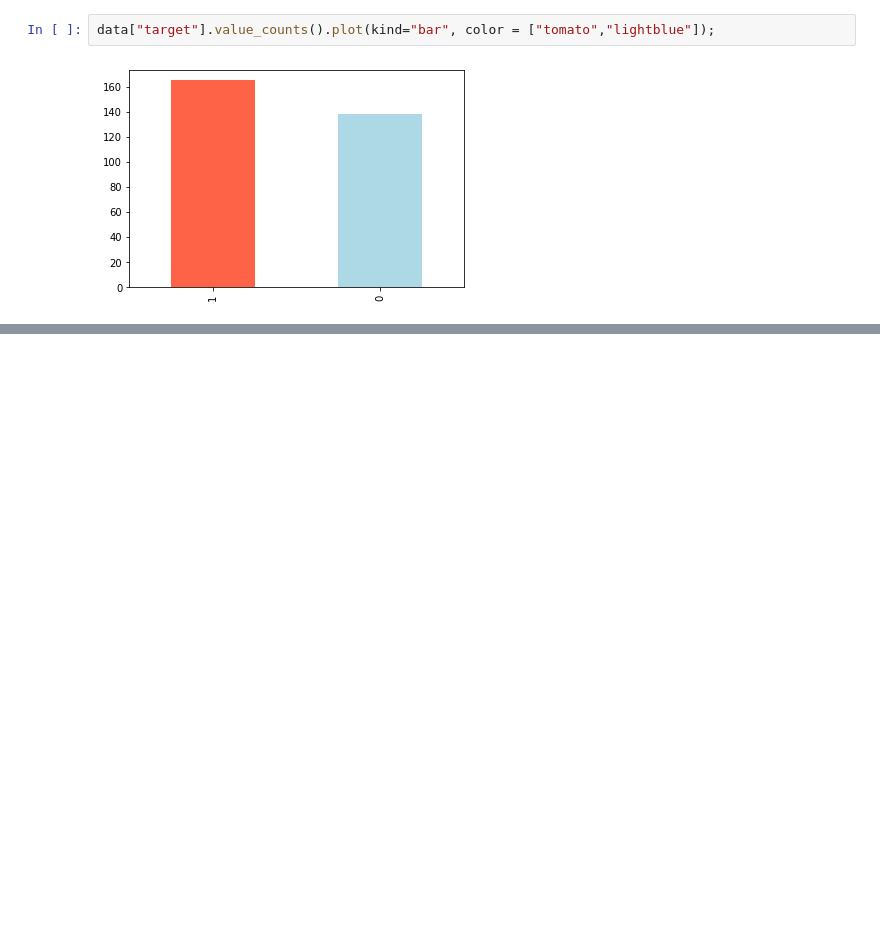
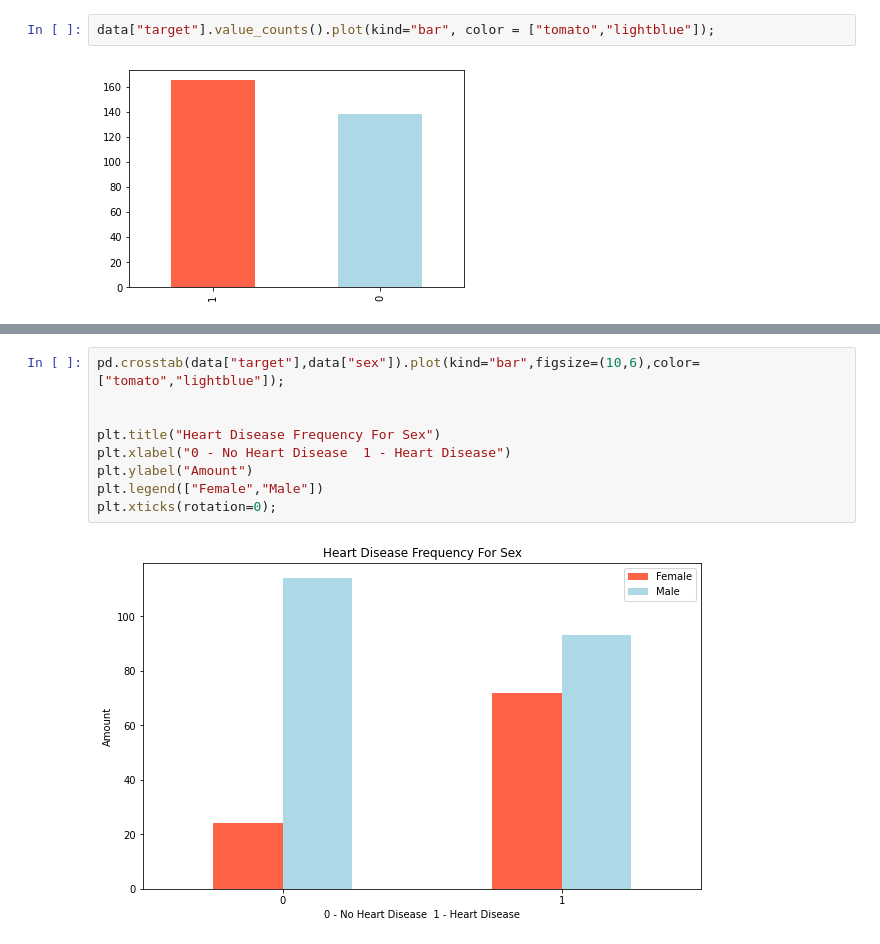
Before and after one commit to Srijan-1-3/Heart-Disease-Classification, a Jupyter notebook: heart-disease-classification.ipynb, the cells around one changed output, grey strips where cells are left out. Drawn from its saved outputs; the diff is of its cells as text; blank space fills up the shorter version.

```diff
--- a/heart-disease-classification.ipynb
+++ b/heart-disease-classification.ipynb
@@ -49,0 +113,11 @@ data["target"].value_counts().plot(kind="bar", color = ["tomato","lightblue"]);
+# %%
+pd.crosstab(data["target"],data["sex"]).plot(kind="bar",figsize=(10,6),color=["tomato","lightblue"]);
+
+
+plt.title("Heart Disease Frequency For Sex")
+plt.xlabel("0 - No Heart Disease  1 - Heart Disease")
+plt.ylabel("Amount")
+plt.legend(["Female","Male"])
+plt.xticks(rotation=0);
+# %% [output]
+[figure, added]
```
Also changed, not shown: parts of 8 cells of this notebook, 2 other files.
